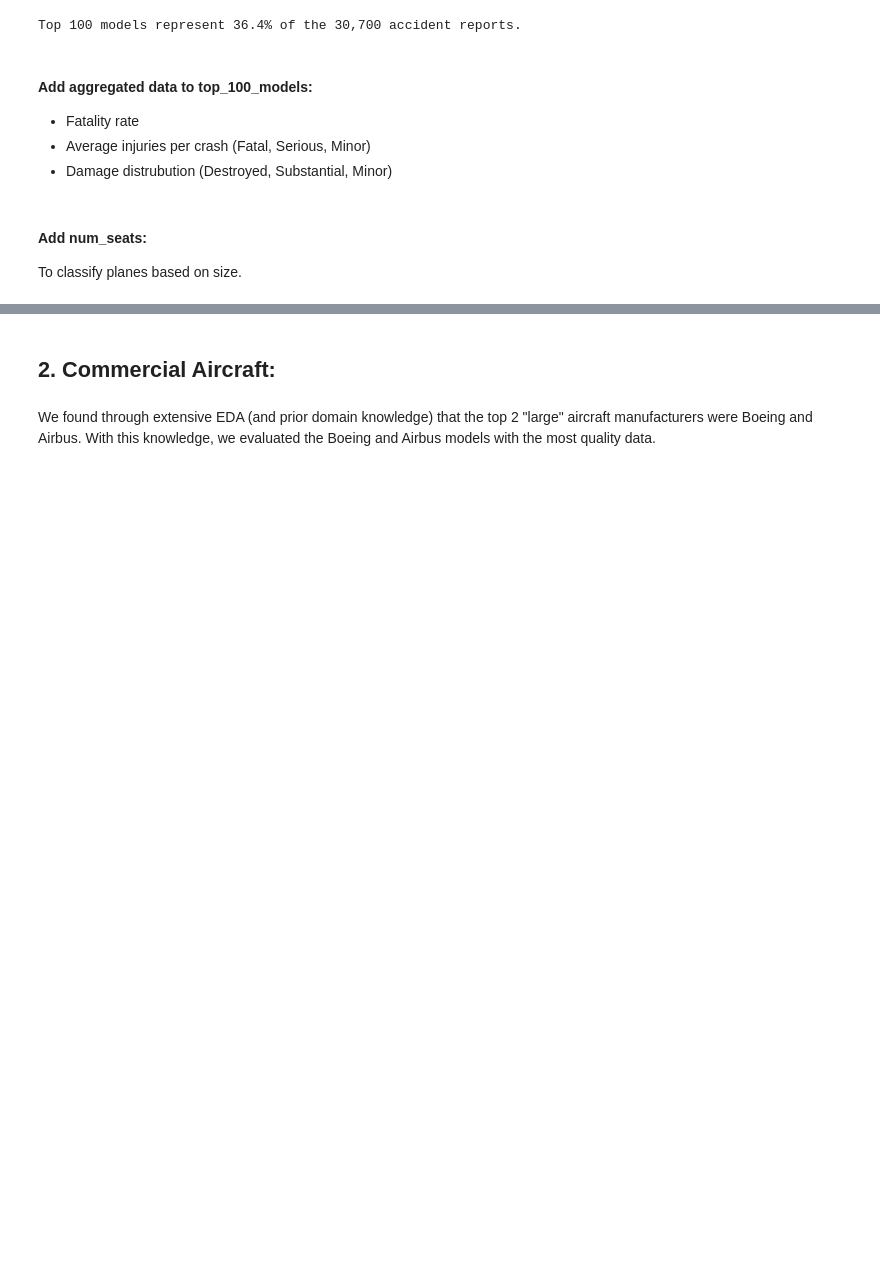
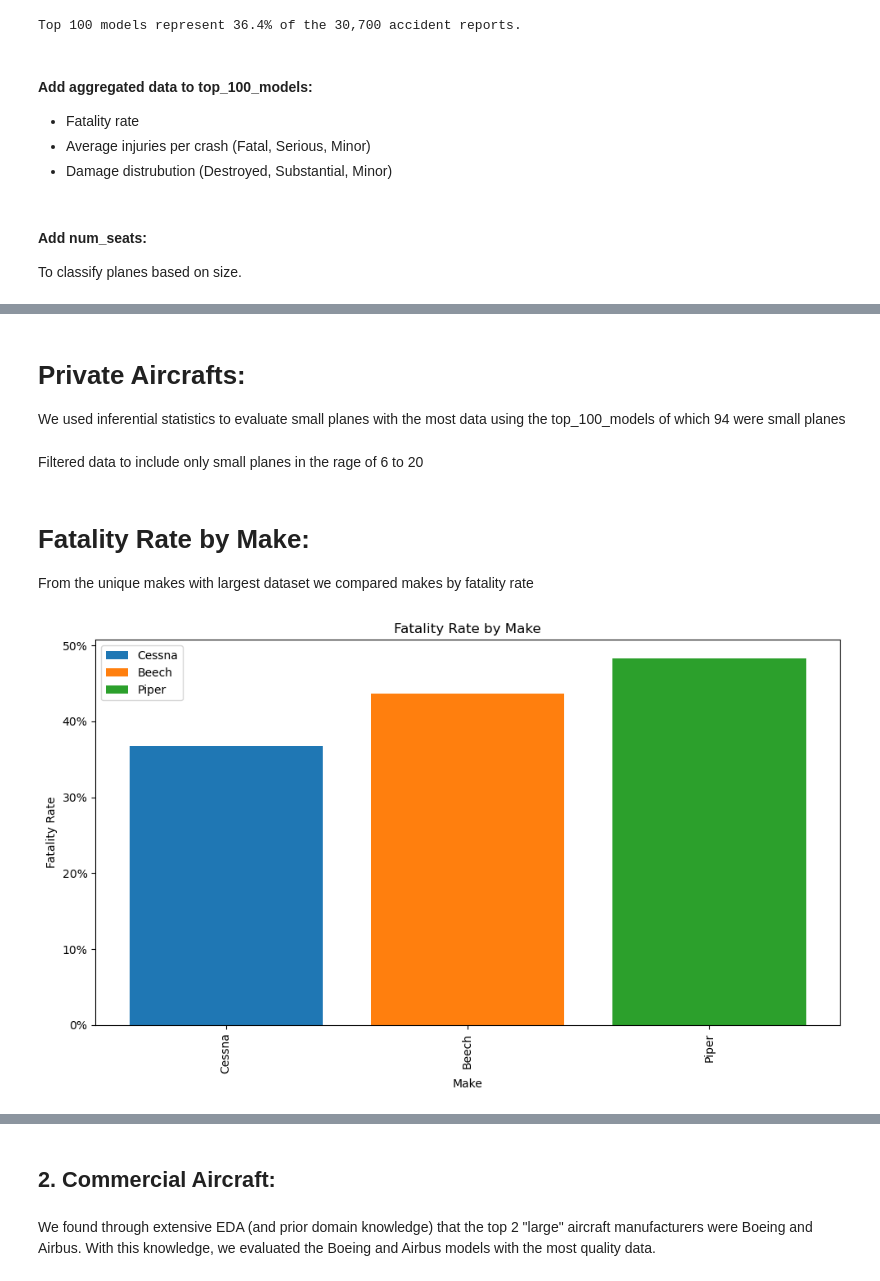
Before and after one commit to dvdhartsman/phase_1_project, a Jupyter notebook: final_notebook.ipynb, the cells around one changed output, grey strips where cells are left out. Cells and saved outputs as stored; diff of their text form; code cells hidden in the pictures; blank space fills up the shorter version.

```diff
--- a/final_notebook.ipynb
+++ b/final_notebook.ipynb
@@ -240,0 +240,37 @@ top_100_models['num_seats'] = top_100_models['make_model'].map(num_seats)
+# %% [markdown]
+# Private Aircrafts:
+We used inferential statistics to evaluate small planes with the most data using the top_100_models of which 94 were small planes
+# %%
+Top_100_models = pd.read_csv("./data/top_100_models.csv")
+# %% [markdown]
+Filtered data to include only small planes in the rage of 6 to 20
+# %%
+df_filtered = Top_100_models[(Top_100_models['num_seats'] >= 6) & (Top_100_models['num_seats'] <= 20)]
+# %% [markdown]
+# Fatality Rate by Make:
+From the unique makes with largest dataset we compared makes by fatality rate
+# %%
+#finds the unique makes from the sample size
+unique_makes = df_filtered['make'].unique()
+
+fig, ax = plt.subplots(figsize=(10, 6))
+
+#Creates a lopp to assign each make from the unique makes
+for make in unique_makes:
+    make_data = df_filtered[df_filtered['make'] == make]
+
+    ax.bar(make_data['make'], make_data['fatality_rate'] * 100, label=make)  # Multiply y-values by 100
+#Plot the graph, mortality rate of each make
+ax.set_xlabel('Make')
+ax.set_ylabel('Fatality Rate')
+ax.set_title('Fatality Rate by Make')
+ax.legend()
+
+# Format y-axis as percentage
+ax.yaxis.set_major_formatter(mtick.PercentFormatter())
+
+plt.xticks(rotation=90)
+plt.tight_layout()
+plt.show()
+# %% [output]
+[figure, added]
```
Also changed, not shown: parts of 35 cells of this notebook, 1 other file.
